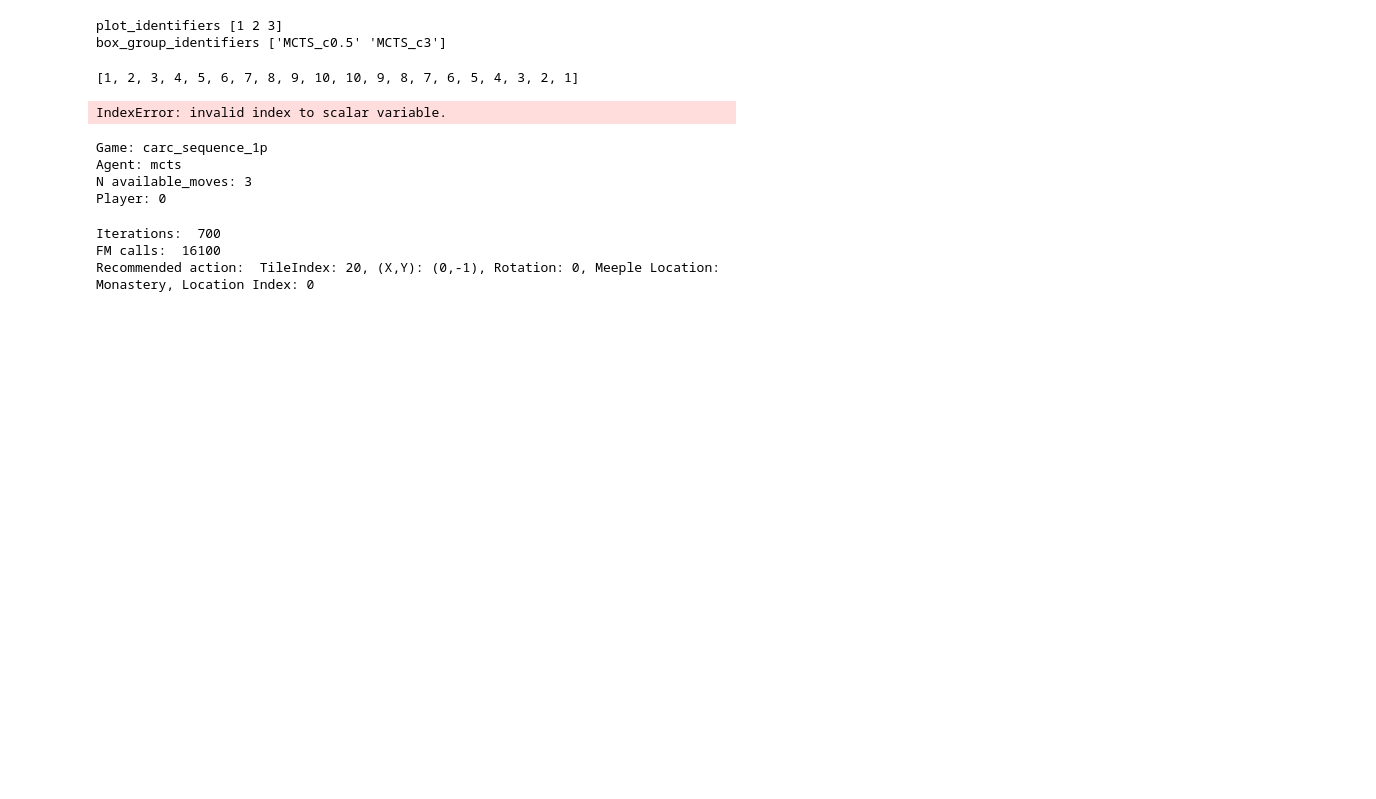
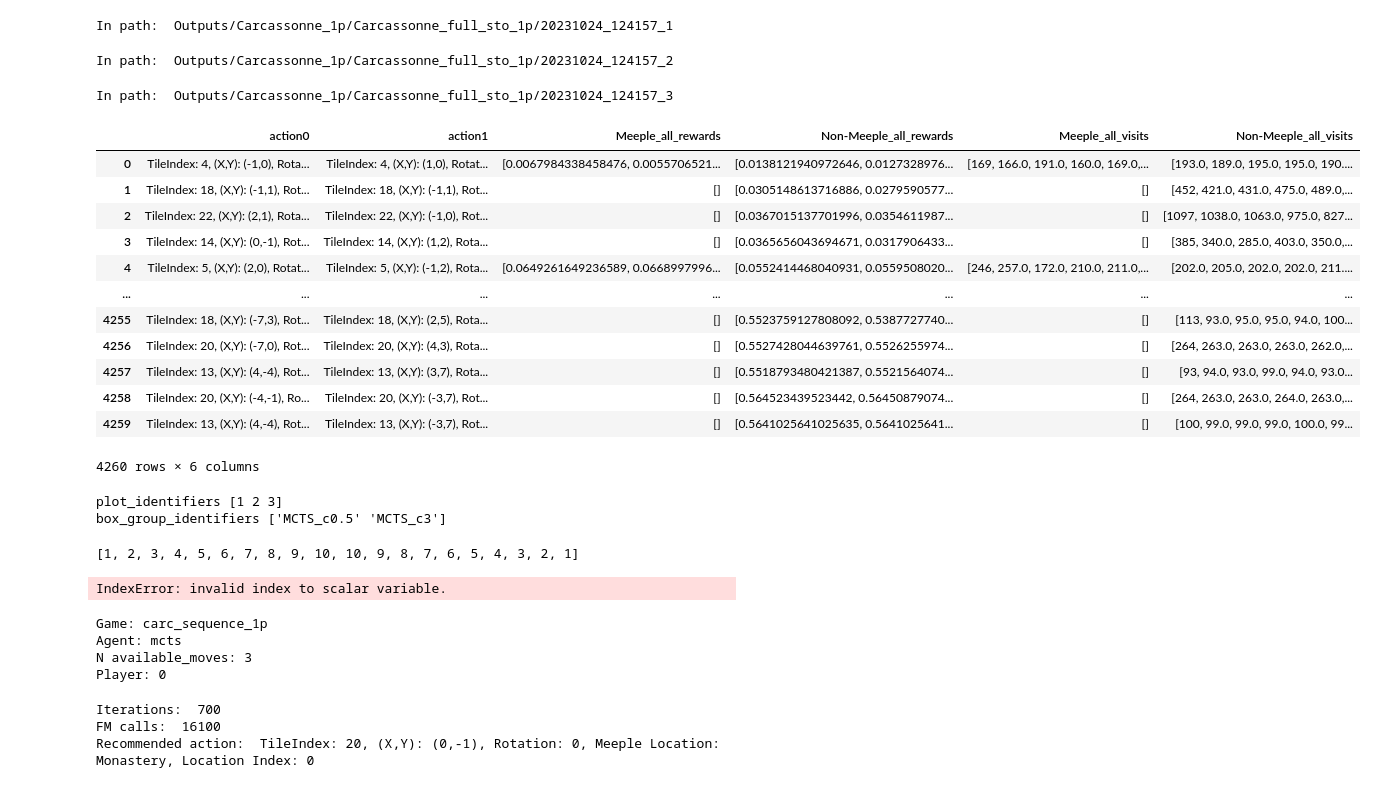
Before and after one commit to 33fred33/MCTS_EA_Tabletop_games, a Jupyter notebook: debugger.ipynb, the cells around one changed output. Cells and saved outputs as stored; diff of their text form; code cells hidden in the pictures; blank space fills up the shorter version.

Commit message:
meeple moves started

```diff
--- a/debugger.ipynb
+++ b/debugger.ipynb
@@ -52,9 +52,12 @@ def t(alpha, gl):
 # %%
 #recollect carc logs
 #especific_experiment_path = "Carcassonne_less_tiles_det"
-especific_experiment_path = "Carcassonne_full_det_1p"
+#especific_experiment_path = "Carcassonne_full_det_1p"
+especific_experiment_path = "Carcassonne_full_sto_1p"
 #find all paths in path = os.path.join("Outputs","Carcassonne_1p","Carcassonne_less_tiles_det"
 paths = os.listdir(os.path.join("Outputs","Carcassonne_1p",especific_experiment_path))
+#remove path with DS_Store
+paths = [path for path in paths if path != ".DS_Store"]
 #print(paths)
 for exp_path in paths:
 
@@ -92,5 +95,9 @@ for exp_path in paths:
     #save data to dataframe
     for df_index, file_name in enumerate(final_df_names):
         lm.dump_data(data = final_dfs[df_index], file_path = path_outside, file_name = file_name)
+# %% [output]
+In path:  Outputs/Carcassonne_1p/Carcassonne_full_sto_1p/20231024_124157_1
+In path:  Outputs/Carcassonne_1p/Carcassonne_full_sto_1p/20231024_124157_2
+In path:  Outputs/Carcassonne_1p/Carcassonne_full_sto_1p/20231024_124157_3
 # %%
 #Load and preprocess outputs
@@ -121,3 +188,19 @@ for log_name, logs in logs_list.items():
+# %%
+logs_list[logs_names[1]][["action0", "action1","Meeple_all_rewards", "Non-Meeple_all_rewards", "Meeple_all_visits", "Non-Meeple_all_visits"]]
+# %% [output]
+|  | action0 | action1 | Meeple_all_rewards | Non-Meeple_all_rewards | Meeple_all_visits | Non-Meeple_all_visits |
+| 0 | TileIndex: 4, (X,Y): (-1,0), Rota... | TileIndex: 4, (X,Y): (1,0), Rotat... | [0.0067984338458476, 0.0055706521... | [0.0138121940972646, 0.0127328976... | [169, 166.0, 191.0, 160.0, 169.0,... | [193.0, 189.0, 195.0, 195.0, 190.... |
+| 1 | TileIndex: 18, (X,Y): (-1,1), Rot... | TileIndex: 18, (X,Y): (-1,1), Rot... | [] | [0.0305148613716886, 0.0279590577... | [] | [452, 421.0, 431.0, 475.0, 489.0,... |
+| 2 | TileIndex: 22, (X,Y): (2,1), Rota... | TileIndex: 22, (X,Y): (-1,0), Rot... | [] | [0.0367015137701996, 0.0354611987... | [] | [1097, 1038.0, 1063.0, 975.0, 827... |
+| 3 | TileIndex: 14, (X,Y): (0,-1), Rot... | TileIndex: 14, (X,Y): (1,2), Rota... | [] | [0.0365656043694671, 0.0317906433... | [] | [385, 340.0, 285.0, 403.0, 350.0,... |
+| 4 | TileIndex: 5, (X,Y): (2,0), Rotat... | TileIndex: 5, (X,Y): (-1,2), Rota... | [0.0649261649236589, 0.0668997996... | [0.0552414468040931, 0.0559508020... | [246, 257.0, 172.0, 210.0, 211.0,... | [202.0, 205.0, 202.0, 202.0, 211.... |
+| ... | ... | ... | ... | ... | ... | ... |
+| 4255 | TileIndex: 18, (X,Y): (-7,3), Rot... | TileIndex: 18, (X,Y): (2,5), Rota... | [] | [0.5523759127808092, 0.5387727740... | [] | [113, 93.0, 95.0, 95.0, 94.0, 100... |
+| 4256 | TileIndex: 20, (X,Y): (-7,0), Rot... | TileIndex: 20, (X,Y): (4,3), Rota... | [] | [0.5527428044639761, 0.5526255974... | [] | [264, 263.0, 263.0, 263.0, 262.0,... |
+| 4257 | TileIndex: 13, (X,Y): (4,-4), Rot... | TileIndex: 13, (X,Y): (3,7), Rota... | [] | [0.5518793480421387, 0.5521564074... | [] | [93, 94.0, 93.0, 99.0, 94.0, 93.0... |
+| 4258 | TileIndex: 20, (X,Y): (-4,-1), Ro... | TileIndex: 20, (X,Y): (-3,7), Rot... | [] | [0.564523439523442, 0.56450879074... | [] | [264, 263.0, 263.0, 264.0, 263.0,... |
+| 4259 | TileIndex: 13, (X,Y): (4,-4), Rot... | TileIndex: 13, (X,Y): (-3,7), Rot... | [] | [0.5641025641025635, 0.5641025641... | [] | [100, 99.0, 99.0, 99.0, 100.0, 99... |
+4260 rows × 6 columns
 # %%
 #grouped = logs_list[1].groupby(["pg_game_turn"]).mean().reset_index()
 #Plotly box plot
```
Also changed, not shown: parts of 1 cell of this notebook, 1 other file.
